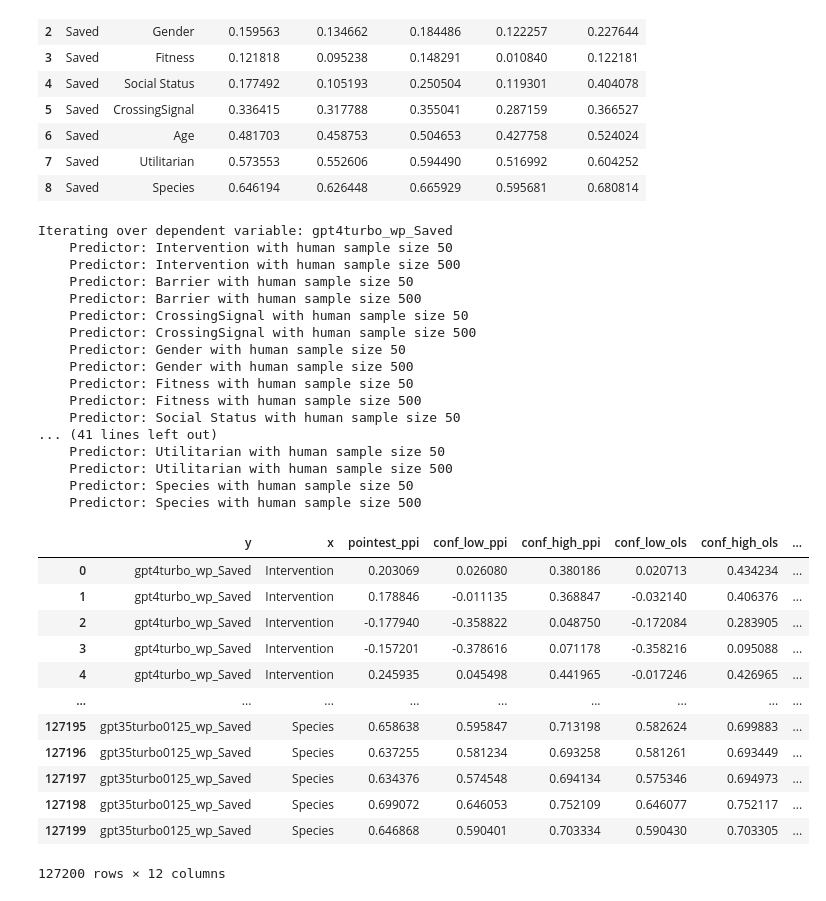
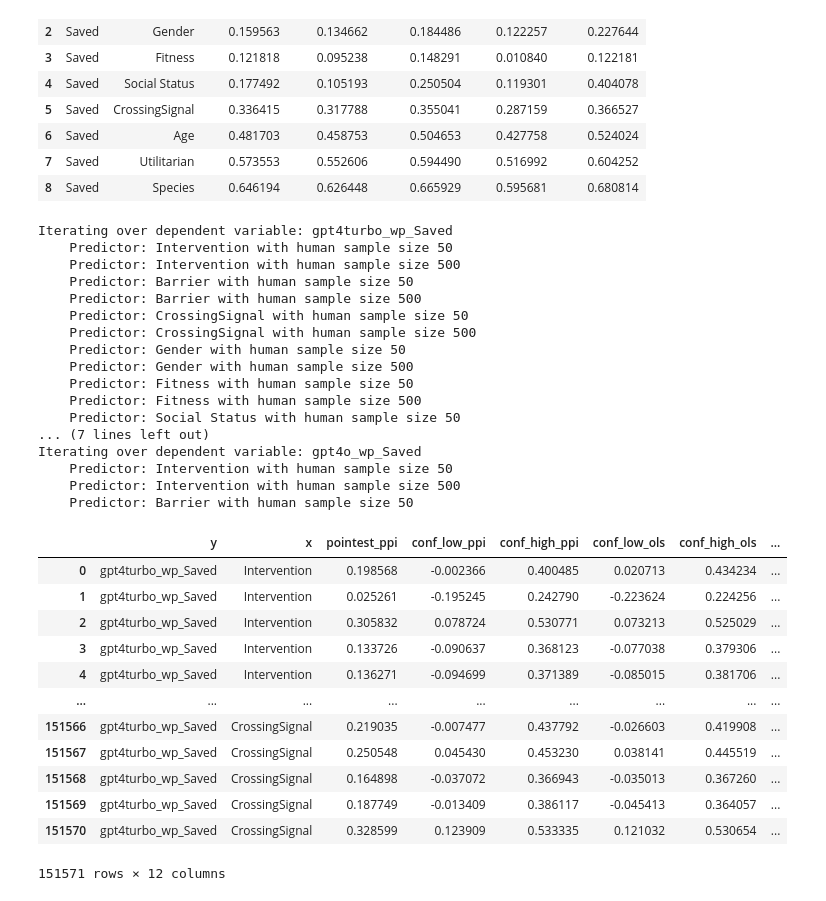
Before and after one commit to davidbroska/MixedSubjects, a Jupyter notebook: Code/8_AnalysisPPI.ipynb, the cells around one changed output. Drawn from its saved outputs; the diff is of its cells as text; code cells hidden in the pictures.

Commit message:
4th simulation results, n=50,500; N>30; rep=300

```diff
--- a/Code/8_AnalysisPPI.ipynb
+++ b/Code/8_AnalysisPPI.ipynb
@@ -705,7 +713,14 @@ pd.concat([compute_amce_ppi(df_human, df_silicon, x="Intervention", y="Saved"),
 ns = [50,500]
 
 # sample size silicon subjects
-Ns = [250,500,600,700,800,900,1000,   1500,2000,2500,3000,   3500,4000,4500,5000]
+Ns = [30,50,75,100,200,300,400,500,600,700,800,900,1000,
+      1250,1500,1750,2000,
+      2250,2500,2750,3000,
+      3250,3500,3750,4000,
+      4250,4500,4750,5000,
+      5250,5500,5750,6000,
+      6250,6500,6750,7000,
+      7250,7500,7750,8000]
 
 # predictions
 Ys = ["gpt4turbo_wp_Saved","gpt4o_wp_Saved","gpt35turbo0125_wp_Saved"]
@@ -720,7 +735,7 @@ Xs_characters = ['Gender','Fitness','Social Status','Age','Utilitarian','Species
 Xs = Xs_scenarios + Xs_characters
 
 # number of repetitions for combinations of n and N
-reps = 200
+reps = 300
 
 result = pd.DataFrame()
 
@@ -795,25 +810,25 @@ Iterating over dependent variable: gpt4turbo_wp_Saved
     Predictor: Fitness with human sample size 50
     Predictor: Fitness with human sample size 500
     Predictor: Social Status with human sample size 50
-... (41 lines left out)
-    Predictor: Utilitarian with human sample size 50
-    Predictor: Utilitarian with human sample size 500
-    Predictor: Species with human sample size 50
-    Predictor: Species with human sample size 500
+... (7 lines left out)
+Iterating over dependent variable: gpt4o_wp_Saved
+    Predictor: Intervention with human sample size 50
+    Predictor: Intervention with human sample size 500
+    Predictor: Barrier with human sample size 50
 # %%
-result.to_csv("../Data/6_ResultsPPI.csv.gz", compression="gzip", index=False)
+#result.to_csv("../Data/6_ResultsPPI.csv.gz", compression="gzip", index=False)
 result
 # %% [output]
 |  | y | x | pointest_ppi | conf_low_ppi | conf_high_ppi | conf_low_ols | conf_high_ols | ... |
-| 0 | gpt4turbo_wp_Saved | Intervention | 0.203069 | 0.026080 | 0.380186 | 0.020713 | 0.434234 | ... |
-| 1 | gpt4turbo_wp_Saved | Intervention | 0.178846 | -0.011135 | 0.368847 | -0.032140 | 0.406376 | ... |
-| 2 | gpt4turbo_wp_Saved | Intervention | -0.177940 | -0.358822 | 0.048750 | -0.172084 | 0.283905 | ... |
-| 3 | gpt4turbo_wp_Saved | Intervention | -0.157201 | -0.378616 | 0.071178 | -0.358216 | 0.095088 | ... |
-| 4 | gpt4turbo_wp_Saved | Intervention | 0.245935 | 0.045498 | 0.441965 | -0.017246 | 0.426965 | ... |
+| 0 | gpt4turbo_wp_Saved | Intervention | 0.198568 | -0.002366 | 0.400485 | 0.020713 | 0.434234 | ... |
+| 1 | gpt4turbo_wp_Saved | Intervention | 0.025261 | -0.195245 | 0.242790 | -0.223624 | 0.224256 | ... |
+| 2 | gpt4turbo_wp_Saved | Intervention | 0.305832 | 0.078724 | 0.530771 | 0.073213 | 0.525029 | ... |
+| 3 | gpt4turbo_wp_Saved | Intervention | 0.133726 | -0.090637 | 0.368123 | -0.077038 | 0.379306 | ... |
+| 4 | gpt4turbo_wp_Saved | Intervention | 0.136271 | -0.094699 | 0.371389 | -0.085015 | 0.381706 | ... |
 | ... | ... | ... | ... | ... | ... | ... | ... | ... |
-| 127195 | gpt35turbo0125_wp_Saved | Species | 0.658638 | 0.595847 | 0.713198 | 0.582624 | 0.699883 | ... |
-| 127196 | gpt35turbo0125_wp_Saved | Species | 0.637255 | 0.581234 | 0.693258 | 0.581261 | 0.693449 | ... |
-| 127197 | gpt35turbo0125_wp_Saved | Species | 0.634376 | 0.574548 | 0.694134 | 0.575346 | 0.694973 | ... |
-| 127198 | gpt35turbo0125_wp_Saved | Species | 0.699072 | 0.646053 | 0.752109 | 0.646077 | 0.752117 | ... |
-| 127199 | gpt35turbo0125_wp_Saved | Species | 0.646868 | 0.590401 | 0.703334 | 0.590430 | 0.703305 | ... |
+| 151566 | gpt4turbo_wp_Saved | CrossingSignal | 0.219035 | -0.007477 | 0.437792 | -0.026603 | 0.419908 | ... |
+| 151567 | gpt4turbo_wp_Saved | CrossingSignal | 0.250548 | 0.045430 | 0.453230 | 0.038141 | 0.445519 | ... |
+| 151568 | gpt4turbo_wp_Saved | CrossingSignal | 0.164898 | -0.037072 | 0.366943 | -0.035013 | 0.367260 | ... |
+| 151569 | gpt4turbo_wp_Saved | CrossingSignal | 0.187749 | -0.013409 | 0.386117 | -0.045413 | 0.364057 | ... |
+| 151570 | gpt4turbo_wp_Saved | CrossingSignal | 0.328599 | 0.123909 | 0.533335 | 0.121032 | 0.530654 | ... |
-127200 rows × 12 columns
+151571 rows × 12 columns
```
Also changed, not shown: parts of 1 cell of this notebook, 15 other files.
